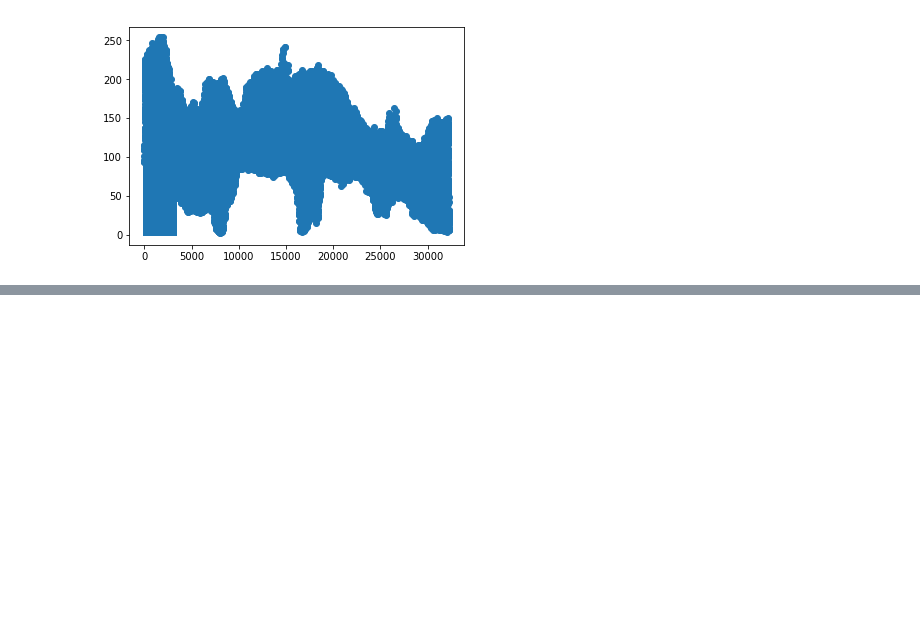
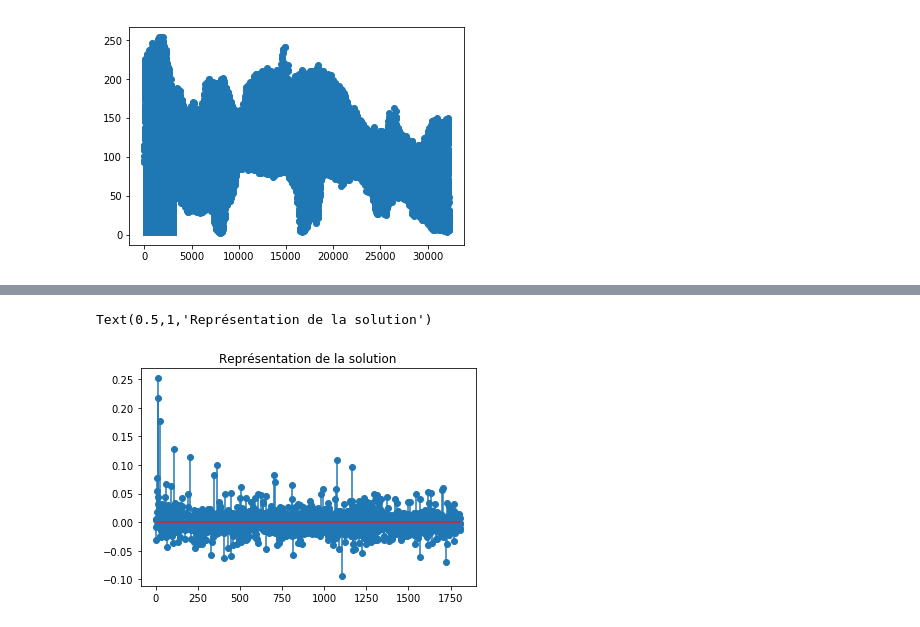
Before and after one commit to BoucheDimitri/FaceRecognition, a Jupyter notebook: FaceRecognition.ipynb, the cells around one changed output, grey strips where cells are left out. Saved outputs shown, nothing was run; the diff lists cells and outputs as text; code cells hidden in the pictures; blank space fills up the shorter version.

```diff
--- a/FaceRecognition.ipynb
+++ b/FaceRecognition.ipynb
@@ -373,0 +491,21 @@ plt.title(titre)
+# %%
+#http://paperity.org/p/73780933/a-fast-and-accurate-algorithm-for-1-minimization-problems-in-compressive-sampling
+#another way to solve the problem
+
+#init
+u=np.zeros(N)
+v1=np.zeros(m)
+v0=v1-(A.dot(u))
+eps=0.1
+
+normA=np.linalg.norm(A)
+#alpha=0.0025
+alpha=(m/N)*20*(normA**2)/np.linalg.norm(At.dot(y),np.inf)
+beta=0.999*alpha/(normA**2)
+bona=beta/alpha
+
+T=6
+tau=4
+l=20
+
+max_iter=400
@@ -373,0 +518,19 @@ plt.title(titre)
+# %%
+#a variant
+for k in range(max_iter):
+    #step 1
+    u=shrink(u-bona*At.dot(2*v1-v0),1/alpha)
+    #step 2
+    p=A.dot(u)+v1-y
+    v0=v1
+    if norm2(p)<eps:
+        v1=0
+    else:
+        v1=(1-eps/norm2(p))*p
+    #step 3
+    if k%l==0 and T<20:
+        alpha=tau*alpha
+        beta=tau*beta
+        bona=beta/alpha
+        T+=1
+    print(u)
@@ -373,0 +555,7 @@ plt.title(titre)
+# %%
+plt.stem(u)
+titre = 'Représentation de la solution'
+plt.title(titre)
+# %% [output]
+Text(0.5,1,'Représentation de la solution')
+[figure, added]
```
Also changed, not shown: parts of 22 cells of this notebook.
